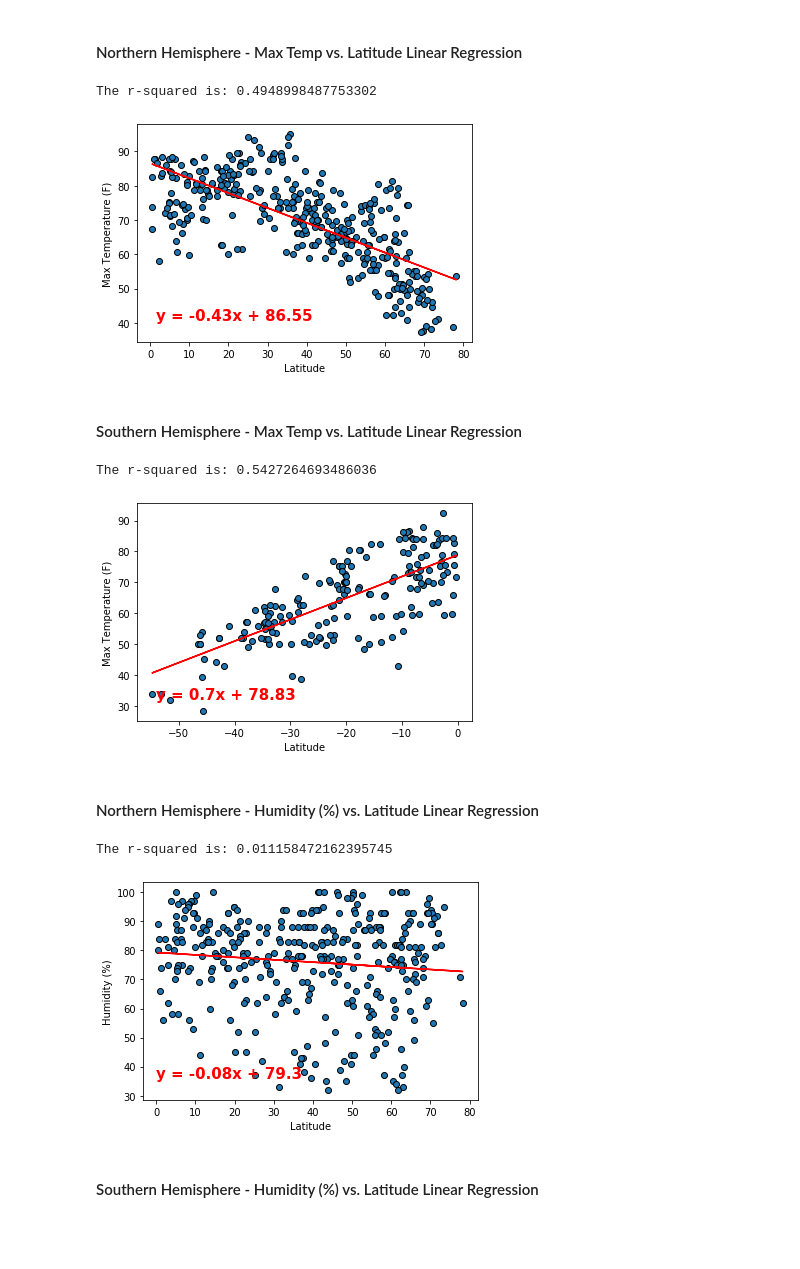
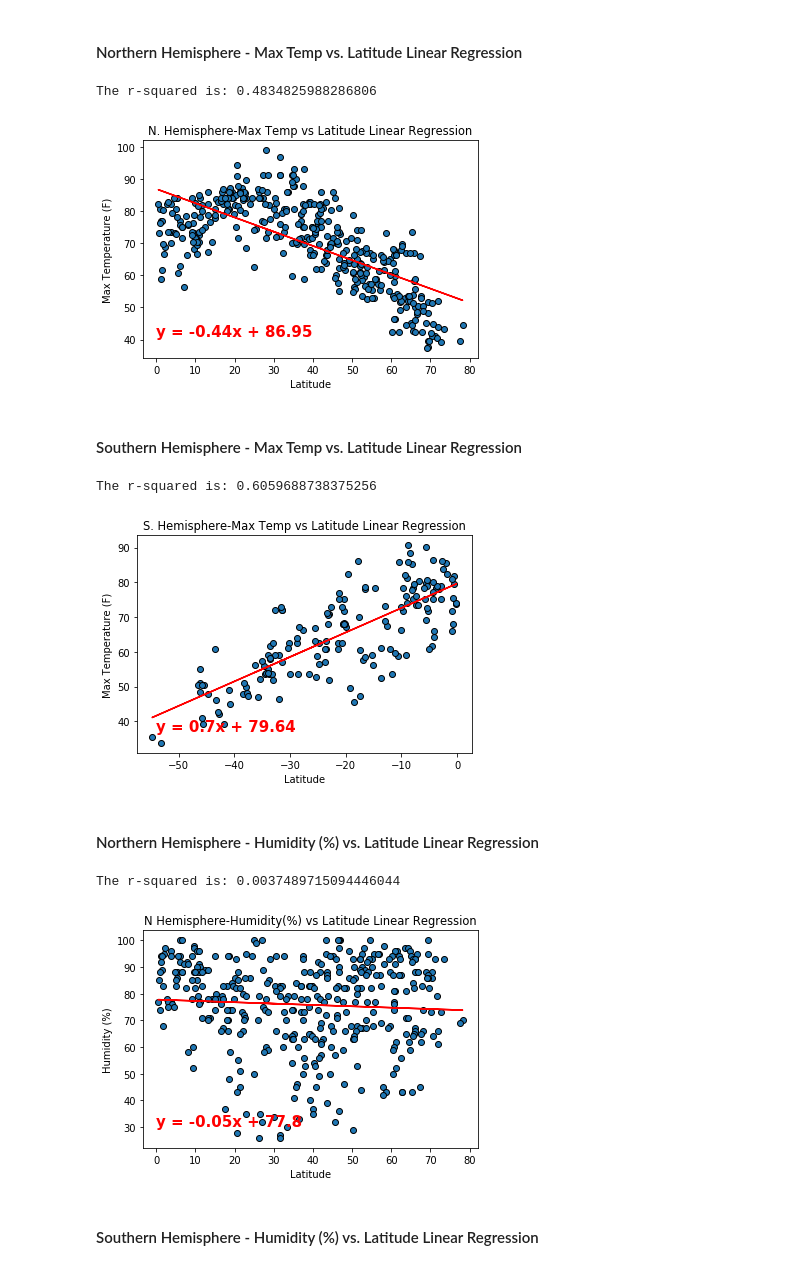
Before and after one commit to Micovs/Python-API-challenge, a Jupyter notebook: WeatherPy/WeatherPy.ipynb, the cells around one changed output. Cells and saved outputs as stored; diff of their text form; code cells hidden in the pictures; blank space fills up the shorter version.

Commit message:
Titles added

```diff
--- a/WeatherPy/WeatherPy.ipynb
+++ b/WeatherPy/WeatherPy.ipynb
@@ -98,7 +98,7 @@ for city in cities:
         print(f"Processing Record {Record_count} of Set {myset_count} | {city}")
 #         After 50 requests the program will "sleep" for 60 seconds, so it will not reach the limit of 60 rpm
         if Record_count == 50:
-              time.sleep(1)
+#               time.sleep(1)
               Record_count = 0
               myset_count+=1
 
@@ -355,31 +355,32 @@ southern_hemisphere_df=clean_city_data_rel.loc[clean_city_data_rel["Lat"] < 0]
 # %%
 # Creating a function to create Linear Regression plots
 
 def LinearRegresion(x_values,y_values):
     # Adding the linear regression equation and line to the plot,
     # and printing out the r-squared value along with the plot
     (slope, intercept, rvalue, pvalue, stderr) = linregress(x_values, y_values)
     regress_values = x_values * slope + intercept
     line_eq = "y = " + str(round(slope,2)) + "x + " + str(round(intercept,2))
     plt.annotate(line_eq,(60,60),fontsize=15,color="r", xycoords = "figure points", fontweight = "bold")
     plt.scatter(x_values,y_values, edgecolors="black")
     plt.plot(x_values,regress_values,"r-")
     print(f"The r-squared is: {rvalue**2}")
 
 
 # Calling the function
 LinearRegresion(northern_hemisphere_df["Lat"],northern_hemisphere_df["Max Temp"])
 
 # Adding x and y labels
 plt.xlabel("Latitude")
 plt.ylabel("Max Temperature (F)")
+plt.title("N. Hemisphere-Max Temp vs Latitude Linear Regression", size = 11.5)
 
 # Save and show the scatter plot graph
 plt.savefig("../output_data/NH_Lat_vs_Temp_regresion.png")
 plt.show()
 # %% [output]
-The r-squared is: 0.4948998487753302
+The r-squared is: 0.4834825988286806
-[figure, old version]
+[figure, new version]
 # %% [markdown]
 ####  Southern Hemisphere - Max Temp vs. Latitude Linear Regression
 # %%
@@ -390,14 +391,15 @@ LinearRegresion(southern_hemisphere_df["Lat"],southern_hemisphere_df["Max Temp"]
 # Adding x and y labels
 plt.xlabel("Latitude")
 plt.ylabel("Max Temperature (F)")
+plt.title("S. Hemisphere-Max Temp vs Latitude Linear Regression", size = 11.5)
 
 
 # Save and show the scatter plot graph
 plt.savefig("../output_data/SH_Lat_vs_Temp_regresion.png")
 plt.show()
 # %% [output]
-The r-squared is: 0.5427264693486036
+The r-squared is: 0.6059688738375256
-[figure, old version]
+[figure, new version]
 # %% [markdown]
 ####  Northern Hemisphere - Humidity (%) vs. Latitude Linear Regression
 # %%
@@ -407,13 +409,14 @@ LinearRegresion(northern_hemisphere_df["Lat"],northern_hemisphere_df["Humidity"]
 # Adding x and y labels
 plt.xlabel("Latitude")
 plt.ylabel("Humidity (%)")
+plt.title("N Hemisphere-Humidity(%) vs Latitude Linear Regression", size = 11.5)
 
 # Save and show the scatter plot graph
 plt.savefig("../output_data/NH_Lat_vs_Humidity_regresion.png")
 plt.show()
 # %% [output]
-The r-squared is: 0.011158472162395745
+The r-squared is: 0.0037489715094446044
-[figure, old version]
+[figure, new version]
 # %% [markdown]
 ####  Southern Hemisphere - Humidity (%) vs. Latitude Linear Regression
 # %%
```
Also changed, not shown: parts of 16 cells of this notebook, 14 other files.
